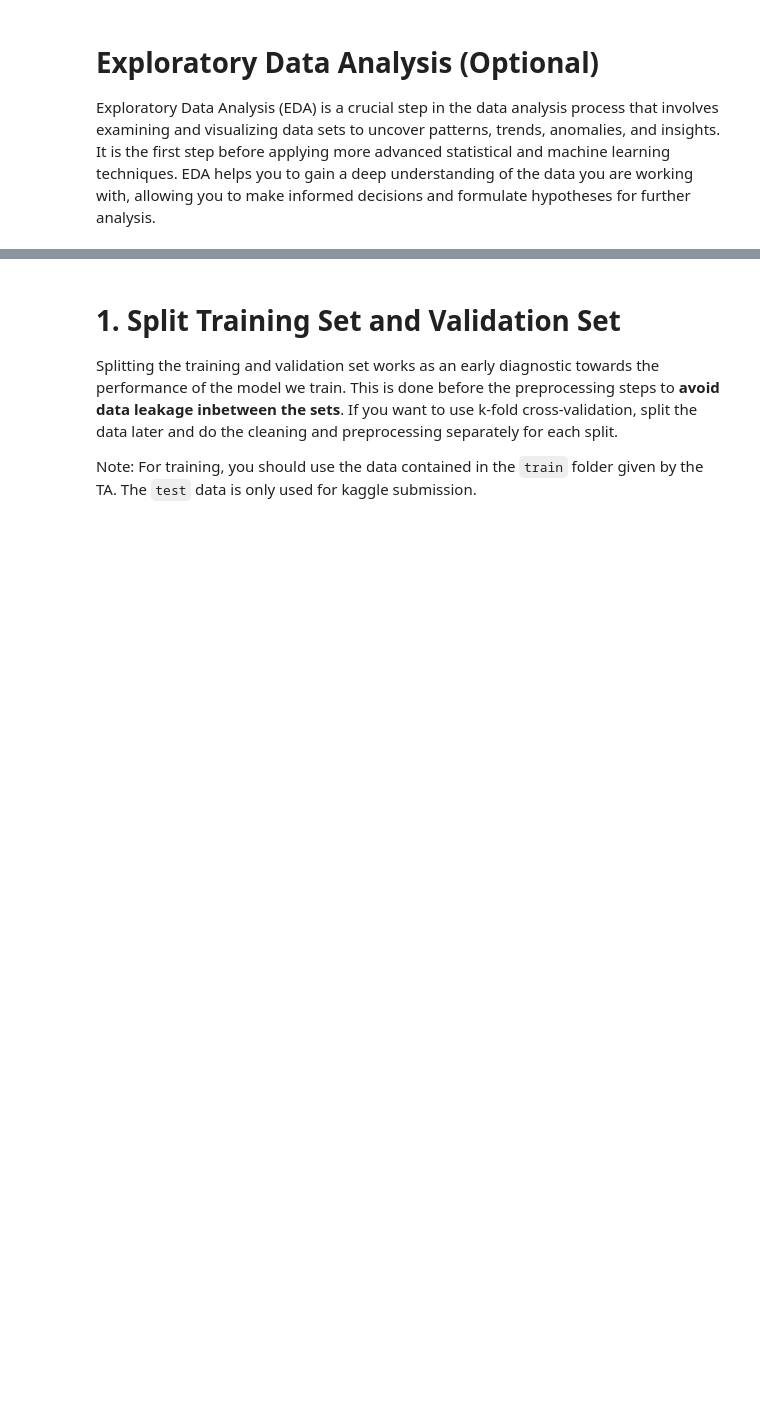
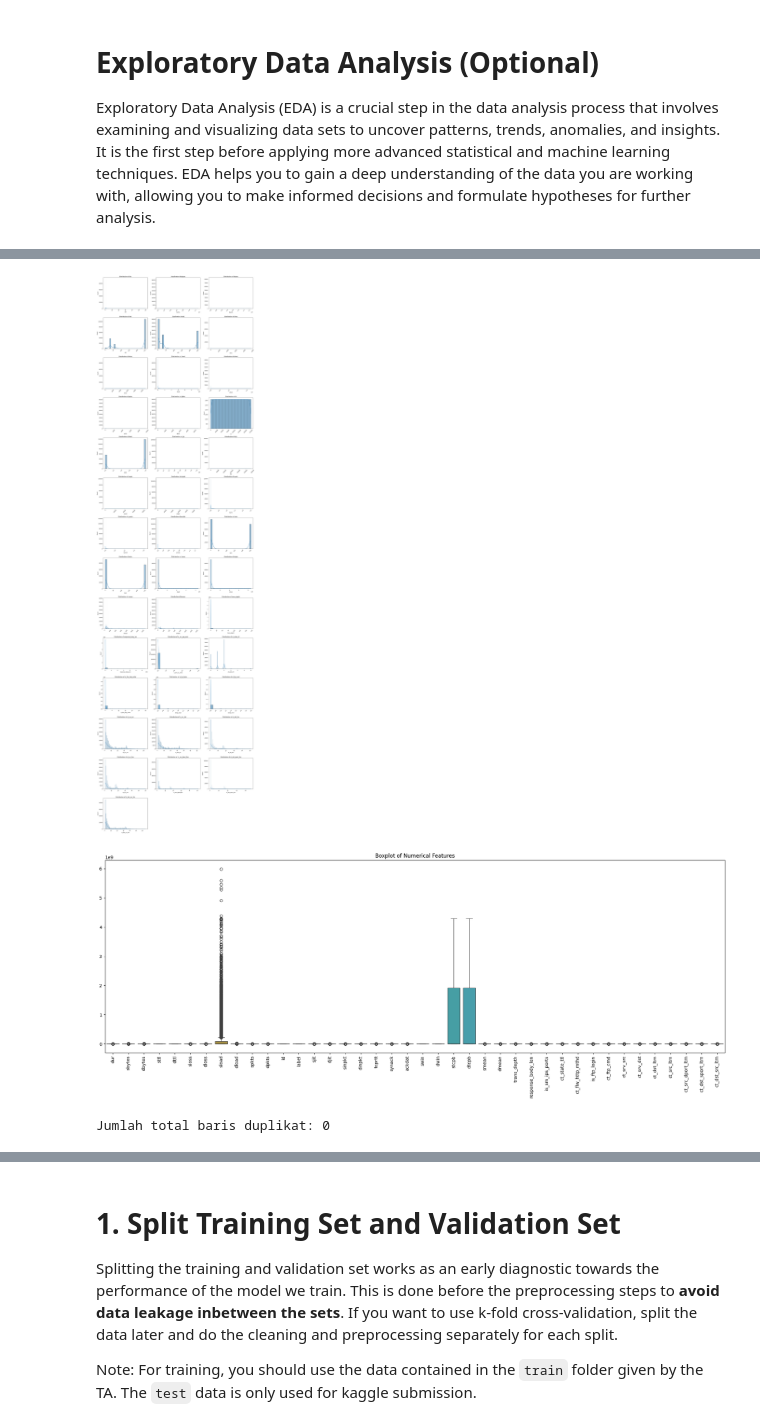
Before and after one commit to ozarabal/Tubes2_AI_Topuria, a Jupyter notebook: src/IF3170 Artificial Intelligence _ Tugas Besar 2 Notebook Template.ipynb, the cells around one changed output, grey strips where cells are left out. Cells and saved outputs as stored; diff of their text form; code cells hidden in the pictures; blank space fills up the shorter version.

```diff
--- a/src/IF3170 Artificial Intelligence _ Tugas Besar 2 Notebook Template.ipynb
+++ b/src/IF3170 Artificial Intelligence _ Tugas Besar 2 Notebook Template.ipynb
@@ -67,0 +123,18 @@ Exploratory Data Analysis (EDA) is a crucial step in the data analysis process t
+# %%
+# numerical and categorial data
+# Memisahkan fitur numerik dan kategorikal
+numerical_columns = train_data.select_dtypes(include=['int64', 'float64']).columns
+categorical_columns = train_data.select_dtypes(include=['object']).columns
+
+# Membuat dataframe terpisah
+numerical_data = train_data[numerical_columns]
+categorical_data = train_data[categorical_columns]
+
+# Melihat kolom-kolom numerik
+print("Kolom Numerik:")
+print(numerical_columns.tolist())
+print("\nJumlah kolom numerik:", len(numerical_columns))
+
+print("\nKolom Kategorikal:")
+print(categorical_columns.tolist())
+print("\nJumlah kolom kategorikal:", len(categorical_columns))
@@ -67,0 +151,44 @@ Exploratory Data Analysis (EDA) is a crucial step in the data analysis process t
+# %%
+# numerical distribution
+
+# Membuat subplot untuk setiap fitur numerik
+n_features = len(numerical_columns)
+n_cols = 3
+n_rows = (n_features + n_cols - 1) // n_cols  # Menghitung jumlah baris yang dibutuhkan
+
+# Membuat figure dengan ukuran yang sesuai
+plt.figure(figsize=(20, 5*n_rows))
+
+# Membuat histogram dan boxplot untuk setiap fitur numerik
+for idx, column in enumerate(numerical_columns, 1):
+    # Membuat subplot untuk histogram
+    plt.subplot(n_rows, n_cols, idx)
+
+    # Membuat histogram
+    sns.histplot(data=numerical_data[column], kde=True)
+    plt.title(f'Distribution of {column}')
+    plt.xlabel(column)
+    plt.ylabel('Count')
+    plt.xticks(rotation=45)
+
+# Mengatur layout
+plt.tight_layout()
+plt.show()
+
+# Membuat boxplot terpisah
+plt.figure(figsize=(20, 8))
+sns.boxplot(data=numerical_data)
+plt.title('Boxplot of Numerical Features')
+plt.xticks(rotation=90)
+plt.tight_layout()
+plt.show()
+# %% [output]
+[figure, added]
+[figure, added]
+# %%
+# duplicate data
+
+jumlah_duplikat = train_data.duplicated().sum()
+print(f"Jumlah total baris duplikat: {jumlah_duplikat}")
+# %% [output]
+Jumlah total baris duplikat: 0
```
Also changed, not shown: parts of 9 cells of this notebook.
